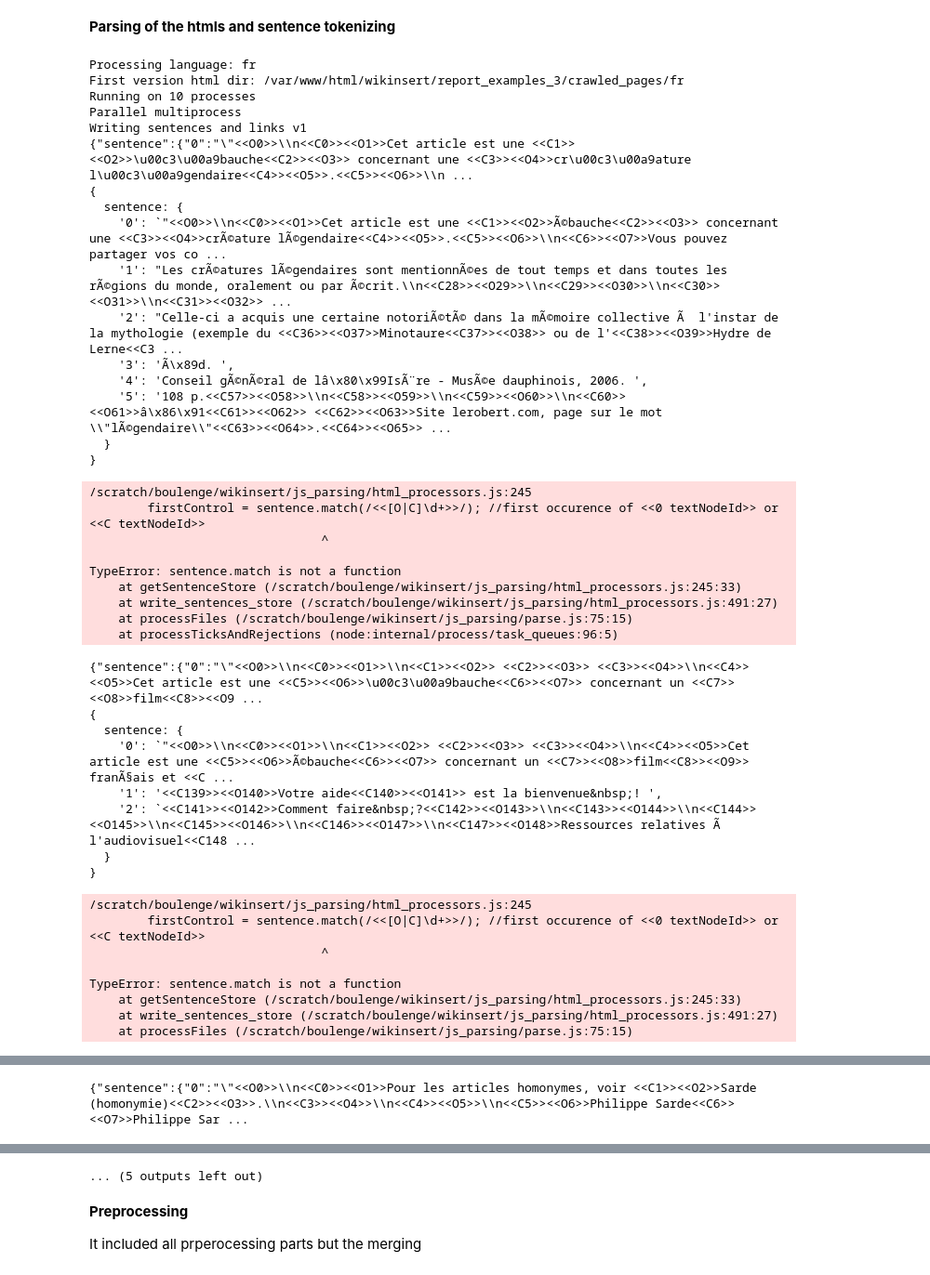
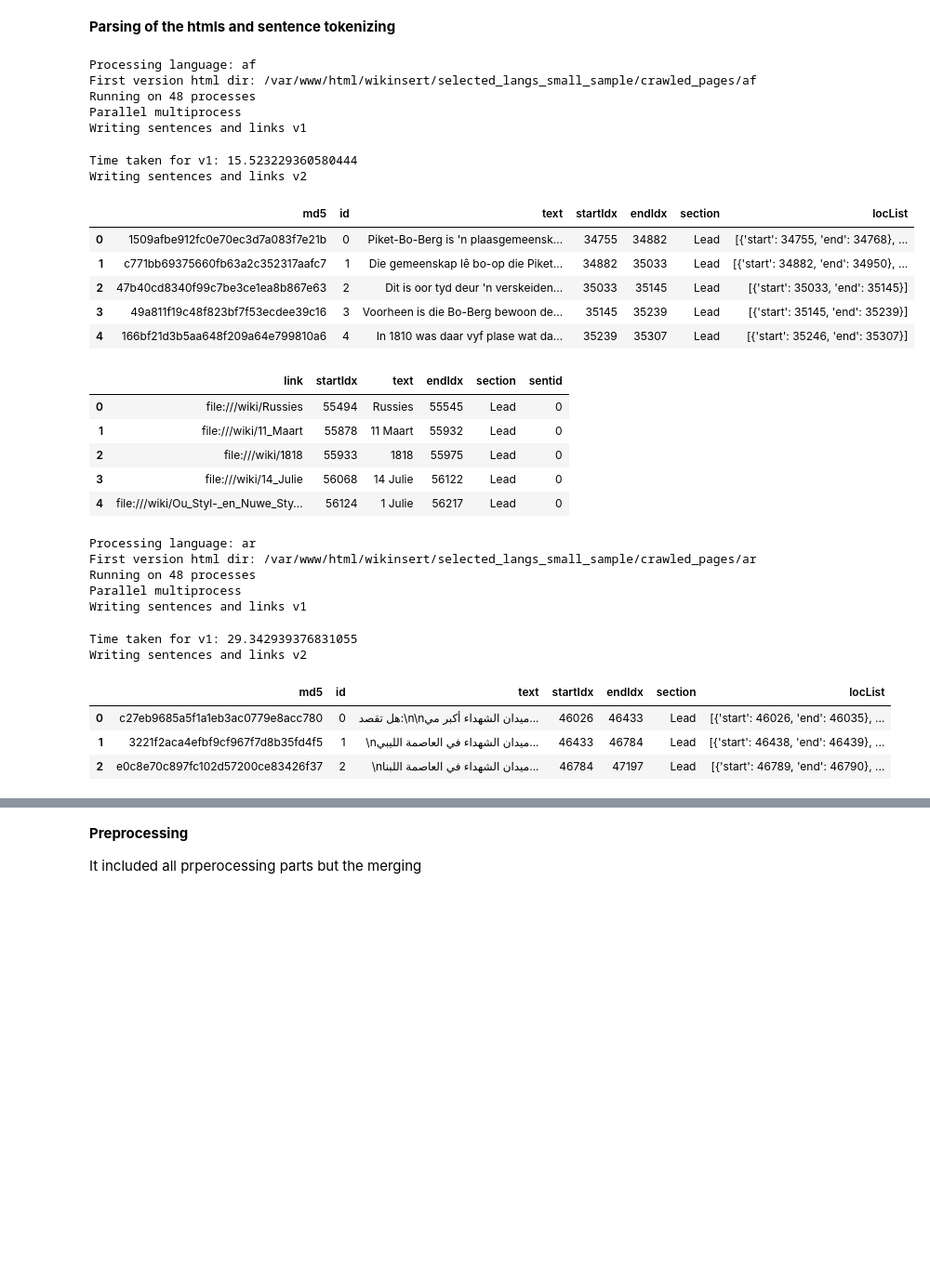
Before and after one commit to au-clan/wikinsert, a Jupyter notebook: demo_nb.ipynb, the cells around one changed output, grey strips where cells are left out. Shown at 93% size. Saved outputs shown, nothing was run; the diff lists cells and outputs as text; code cells hidden in the pictures; blank space fills up the shorter version.

```diff
--- a/demo_nb.ipynb
+++ b/demo_nb.ipynb
@@ -110,70 +248,66 @@ Crawling finished, post processing...
 # %%
 for lang in langs:
     print(f"Processing language: {lang}")
     second_month_path = f"{simple_render_raw_data_dir}/{lang}wiki-NS0-{second_month}"
     first_version_specific_html_dir = f"{crawling_output_dir}/{lang}"
     save_path = f"{rev_files_dir}/revisions_{lang}.parquet"
     output_dir = f"{parsed_htmls_dir}/{lang}_v2"
     first_version_specific_output_dir = f"{parsed_htmls_dir}/{lang}_v1"
 
     subprocess.run([
         "python", "parsing.py",
         "--revisions_path", save_path,
         "--html_dir", f"{second_month_path}/eval/pages",
         "--first_versions_specific_html_dir", first_version_specific_html_dir,
         "--output_dir", output_dir,
         "--first_versions_specific_output_dir", first_version_specific_output_dir,
         "--lang", lang,
-        "--n_processes", "10"#str(processes)
+        "--n_processes", str(processes)
     ])
 
     parsed_htmls_paths = os.listdir(first_version_specific_output_dir)
-    sentences_path = list(filter(lambda x: x.endswith("sentences.jsonl"), parsed_htmls_paths))[0]
+    sentences_path = list(
+        filter(
+            lambda x: (
+                x.endswith("sentences.jsonl") and ("raw" not in x)
+                ),
+            parsed_htmls_paths
+            )
+        )[0]
     links_path = list(filter(lambda x: x.endswith("links.jsonl"), parsed_htmls_paths))[0]
     sentences_df = pd.read_json(f"{first_version_specific_output_dir}/{sentences_path}")
     links_df = pd.read_json(f"{first_version_specific_output_dir}/{links_path}")
 
     display(sentences_df.head(5))
     display(links_df.head(5))
 # %% [output]
-Processing language: fr
-First version html dir: /var/www/html/wikinsert/report_examples_3/crawled_pages/fr
-Running on 10 processes
+Processing language: af
+First version html dir: /var/www/html/wikinsert/selected_langs_small_sample/crawled_pages/af
+Running on 48 processes
 Parallel multiprocess
 Writing sentences and links v1
-{"sentence":{"0":"\"<<O0>>\\n<<C0>><<O1>>Cet article est une <<C1>><<O2>>\u00c3\u00a9bauche<<C2>><<O3>> concernant une <<C3>><<O4>>cr\u00c3\u00a9ature l\u00c3\u00a9gendaire<<C4>><<O5>>.<<C5>><<O6>>\\n ...
-{
-  sentence: {
-    '0': `"<<O0>>\\n<<C0>><<O1>>Cet article est une <<C1>><<O2>>Ã©bauche<<C2>><<O3>> concernant une <<C3>><<O4>>crÃ©ature lÃ©gendaire<<C4>><<O5>>.<<C5>><<O6>>\\n<<C6>><<O7>>Vous pouvez partager vos co ...
-    '1': "Les crÃ©atures lÃ©gendaires sont mentionnÃ©es de tout temps et dans toutes les rÃ©gions du monde, oralement ou par Ã©crit.\\n<<C28>><<O29>>\\n<<C29>><<O30>>\\n<<C30>><<O31>>\\n<<C31>><<O32>> ...
-    '2': "Celle-ci a acquis une certaine notoriÃ©tÃ© dans la mÃ©moire collective Ã  l'instar de la mythologie (exemple du <<C36>><<O37>>Minotaure<<C37>><<O38>> ou de l'<<C38>><<O39>>Hydre de Lerne<<C3 ...
-    '3': 'Ã\x89d. ',
-    '4': 'Conseil gÃ©nÃ©ral de lâ\x80\x99IsÃ¨re - MusÃ©e dauphinois, 2006. ',
-    '5': '108 p.<<C57>><<O58>>\\n<<C58>><<O59>>\\n<<C59>><<O60>>\\n<<C60>><<O61>>â\x86\x91<<C61>><<O62>> <<C62>><<O63>>Site lerobert.com, page sur le mot \\"lÃ©gendaire\\"<<C63>><<O64>>.<<C64>><<O65>> ...
-  }
-}
-/scratch/boulenge/wikinsert/js_parsing/html_processors.js:245
-        firstControl = sentence.match(/<<[O|C]\d+>>/); //first occurence of <<0 textNodeId>> or <<C textNodeId>>
-                                ^
-
-TypeError: sentence.match is not a function
-    at getSentenceStore (/scratch/boulenge/wikinsert/js_parsing/html_processors.js:245:33)
-    at write_sentences_store (/scratch/boulenge/wikinsert/js_parsing/html_processors.js:491:27)
-    at processFiles (/scratch/boulenge/wikinsert/js_parsing/parse.js:75:15)
-    at processTicksAndRejections (node:internal/process/task_queues:96:5)
+Time taken for v1: 15.523229360580444
+Writing sentences and links v2
+|  | md5 | id | text | startIdx | endIdx | section | locList |
+| 0 | 1509afbe912fc0e70ec3d7a083f7e21b | 0 | Piket-Bo-Berg is 'n plaasgemeensk... | 34755 | 34882 | Lead | [{'start': 34755, 'end': 34768}, ... |
+| 1 | c771bb69375660fb63a2c352317aafc7 | 1 | Die gemeenskap lê bo-op die Piket... | 34882 | 35033 | Lead | [{'start': 34882, 'end': 34950}, ... |
+| 2 | 47b40cd8340f99c7be3ce1ea8b867e63 | 2 | Dit is oor tyd deur 'n verskeiden... | 35033 | 35145 | Lead | [{'start': 35033, 'end': 35145}] |
+| 3 | 49a811f19c48f823bf7f53ecdee39c16 | 3 | Voorheen is die Bo-Berg bewoon de... | 35145 | 35239 | Lead | [{'start': 35145, 'end': 35239}] |
+| 4 | 166bf21d3b5aa648f209a64e799810a6 | 4 | In 1810 was daar vyf plase wat da... | 35239 | 35307 | Lead | [{'start': 35246, 'end': 35307}] |
+|  | link | startIdx | text | endIdx | section | sentid |
+| 0 | file:///wiki/Russies | 55494 | Russies | 55545 | Lead | 0 |
+| 1 | file:///wiki/11_Maart | 55878 | 11 Maart | 55932 | Lead | 0 |
+| 2 | file:///wiki/1818 | 55933 | 1818 | 55975 | Lead | 0 |
+| 3 | file:///wiki/14_Julie | 56068 | 14 Julie | 56122 | Lead | 0 |
+| 4 | file:///wiki/Ou_Styl-_en_Nuwe_Sty... | 56124 | 1 Julie | 56217 | Lead | 0 |
-{"sentence":{"0":"\"<<O0>>\\n<<C0>><<O1>>\\n<<C1>><<O2>> <<C2>><<O3>> <<C3>><<O4>>\\n<<C4>><<O5>>Cet article est une <<C5>><<O6>>\u00c3\u00a9bauche<<C6>><<O7>> concernant un <<C7>><<O8>>film<<C8>><<O9 ...
-{
-  sentence: {
-    '0': `"<<O0>>\\n<<C0>><<O1>>\\n<<C1>><<O2>> <<C2>><<O3>> <<C3>><<O4>>\\n<<C4>><<O5>>Cet article est une <<C5>><<O6>>Ã©bauche<<C6>><<O7>> concernant un <<C7>><<O8>>film<<C8>><<O9>> franÃ§ais et <<C ...
-    '1': '<<C139>><<O140>>Votre aide<<C140>><<O141>> est la bienvenue&nbsp;! ',
-    '2': `<<C141>><<O142>>Comment faire&nbsp;?<<C142>><<O143>>\\n<<C143>><<O144>>\\n<<C144>><<O145>>\\n<<C145>><<O146>>\\n<<C146>><<O147>>\\n<<C147>><<O148>>Ressources relatives Ã  l'audiovisuel<<C148 ...
-  }
-}
+Processing language: ar
+First version html dir: /var/www/html/wikinsert/selected_langs_small_sample/crawled_pages/ar
+Running on 48 processes
+Parallel multiprocess
+Writing sentences and links v1
-/scratch/boulenge/wikinsert/js_parsing/html_processors.js:245
-        firstControl = sentence.match(/<<[O|C]\d+>>/); //first occurence of <<0 textNodeId>> or <<C textNodeId>>
-                                ^
-
-TypeError: sentence.match is not a function
-    at getSentenceStore (/scratch/boulenge/wikinsert/js_parsing/html_processors.js:245:33)
-    at write_sentences_store (/scratch/boulenge/wikinsert/js_parsing/html_processors.js:491:27)
-    at processFiles (/scratch/boulenge/wikinsert/js_parsing/parse.js:75:15)
+Time taken for v1: 29.342939376831055
+Writing sentences and links v2
+|  | md5 | id | text | startIdx | endIdx | section | locList |
+| 0 | c27eb9685a5f1a1eb3ac0779e8acc780 | 0 | هل تقصد:\n\nميدان الشهداء أكبر مي... | 46026 | 46433 | Lead | [{'start': 46026, 'end': 46035}, ... |
+| 1 | 3221f2aca4efbf9cf967f7d8b35fd4f5 | 1 | \nميدان الشهداء في العاصمة الليبي... | 46433 | 46784 | Lead | [{'start': 46438, 'end': 46439}, ... |
+| 2 | e0c8e70c897fc102d57200ce83426f37 | 2 | \nميدان الشهداء في العاصمة اللبنا... | 46784 | 47197 | Lead | [{'start': 46789, 'end': 46790}, ... |
@@ -249 +339,0 @@ BrokenPipeError: [Errno 32] Broken pipe
-{"sentence":{"0":"\"<<O0>>\\n<<C0>><<O1>>Pour les articles homonymes, voir <<C1>><<O2>>Sarde (homonymie)<<C2>><<O3>>.\\n<<C3>><<O4>>\\n<<C4>><<O5>>\\n<<C5>><<O6>>Philippe Sarde<<C6>><<O7>>Philippe Sar ...
@@ -268,4 +340,3 @@ BrokenPipeError: [Errno 32] Broken pipe
-... (5 outputs left out)
 # %% [markdown]
 **Preprocessing**
 
```
Also changed, not shown: parts of 14 cells of this notebook, 11 other files.
